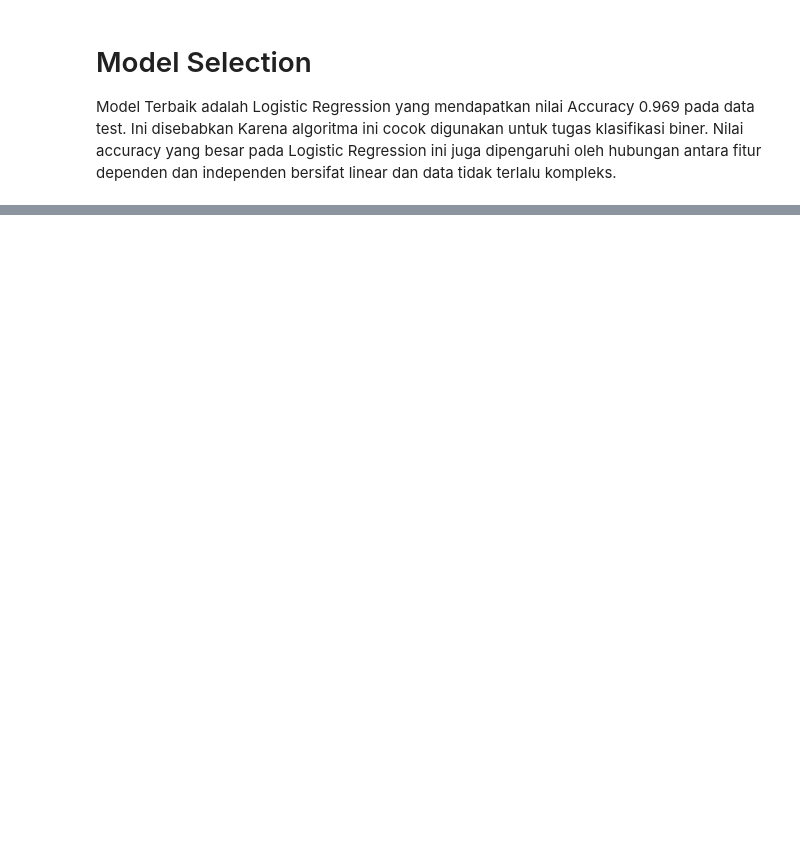
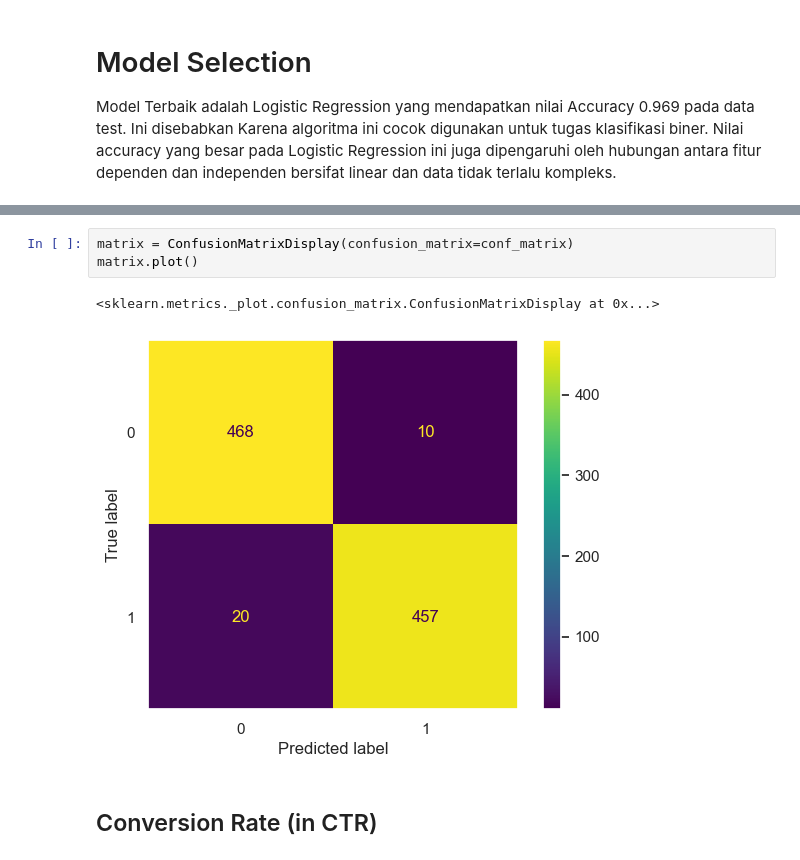
Before and after one commit to JodhiKrisantus/Predict-Customer-Clicked-Ads-Classification, a Jupyter notebook: Classification - Predict Clicked Ads.ipynb, the cells around one changed output, grey strips where cells are left out. Saved outputs shown, nothing was run; the diff lists cells and outputs as text; blank space fills up the shorter version.

```diff
--- a/Classification - Predict Clicked Ads.ipynb
+++ b/Classification - Predict Clicked Ads.ipynb
@@ -1084,0 +1087,8 @@ Text(0.5, 1.0, 'Confusion Matrix')
+# %%
+matrix = ConfusionMatrixDisplay(confusion_matrix=conf_matrix)
+matrix.plot()
+# %% [output]
+<sklearn.metrics._plot.confusion_matrix.ConfusionMatrixDisplay at 0x...>
+[figure, added]
+# %% [markdown]
+## Conversion Rate (in CTR)
```
Also changed, not shown: parts of 28 cells of this notebook.
